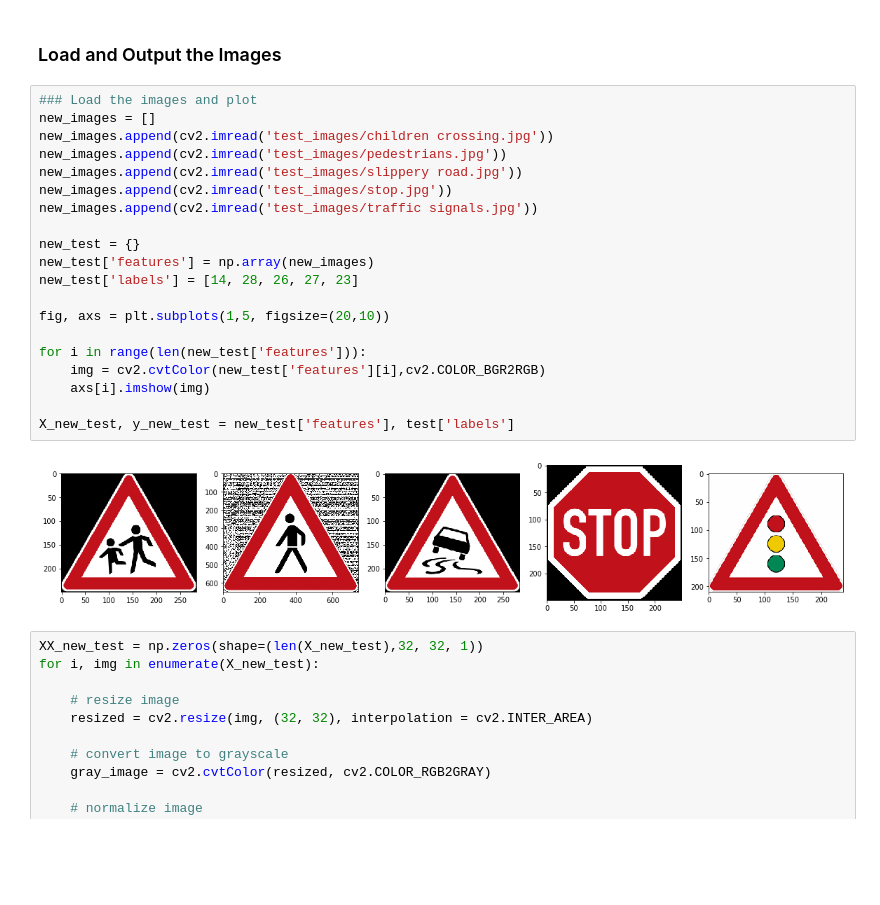
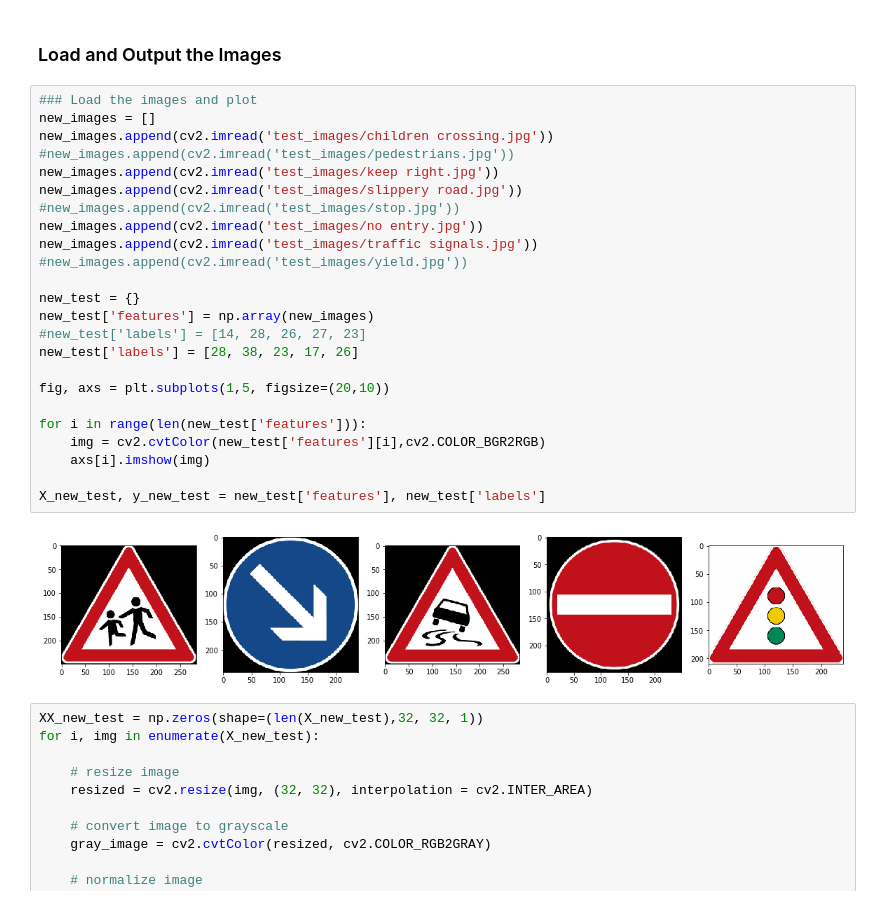
Before and after one commit to kamiarkordari/CarND-Traffic-Sign-Classifier, a Jupyter notebook: Traffic_Sign_Classifier.ipynb, the cells around one changed output. Drawn from its saved outputs; the diff is of its cells as text; blank space fills up the shorter version.

Commit message:
feats: predict the sign type for new test images

```diff
--- a/Traffic_Sign_Classifier.ipynb
+++ b/Traffic_Sign_Classifier.ipynb
@@ -332,25 +330,29 @@ You may find `signnames.csv` useful as it contains mappings from the class id (i
 # %%
 ### Load the images and plot
 new_images = []
 new_images.append(cv2.imread('test_images/children crossing.jpg'))
-new_images.append(cv2.imread('test_images/pedestrians.jpg'))
+#new_images.append(cv2.imread('test_images/pedestrians.jpg'))
+new_images.append(cv2.imread('test_images/keep right.jpg'))
 new_images.append(cv2.imread('test_images/slippery road.jpg'))
-new_images.append(cv2.imread('test_images/stop.jpg'))
+#new_images.append(cv2.imread('test_images/stop.jpg'))
+new_images.append(cv2.imread('test_images/no entry.jpg'))
 new_images.append(cv2.imread('test_images/traffic signals.jpg'))
+#new_images.append(cv2.imread('test_images/yield.jpg'))
 
 new_test = {}
 new_test['features'] = np.array(new_images)
-new_test['labels'] = [14, 28, 26, 27, 23]
+#new_test['labels'] = [14, 28, 26, 27, 23]
+new_test['labels'] = [28, 38, 23, 17, 26]
 
 fig, axs = plt.subplots(1,5, figsize=(20,10))
 
 for i in range(len(new_test['features'])):
     img = cv2.cvtColor(new_test['features'][i],cv2.COLOR_BGR2RGB)
     axs[i].imshow(img)
 
-X_new_test, y_new_test = new_test['features'], test['labels']
+X_new_test, y_new_test = new_test['features'], new_test['labels']
 # %% [output]
-[figure, old version]
+[figure, new version]
 # %%
 XX_new_test = np.zeros(shape=(len(X_new_test),32, 32, 1))
 for i, img in enumerate(X_new_test):
```
Also changed, not shown: parts of 4 cells of this notebook, 4 other files.
